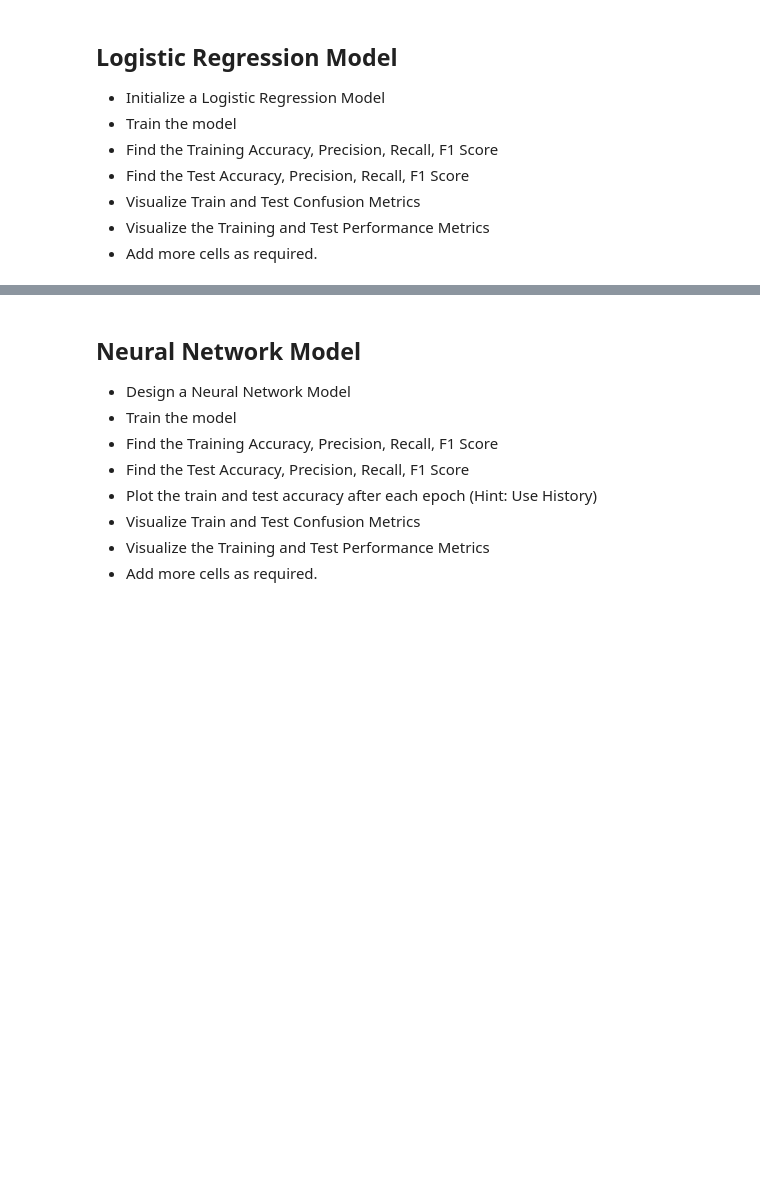
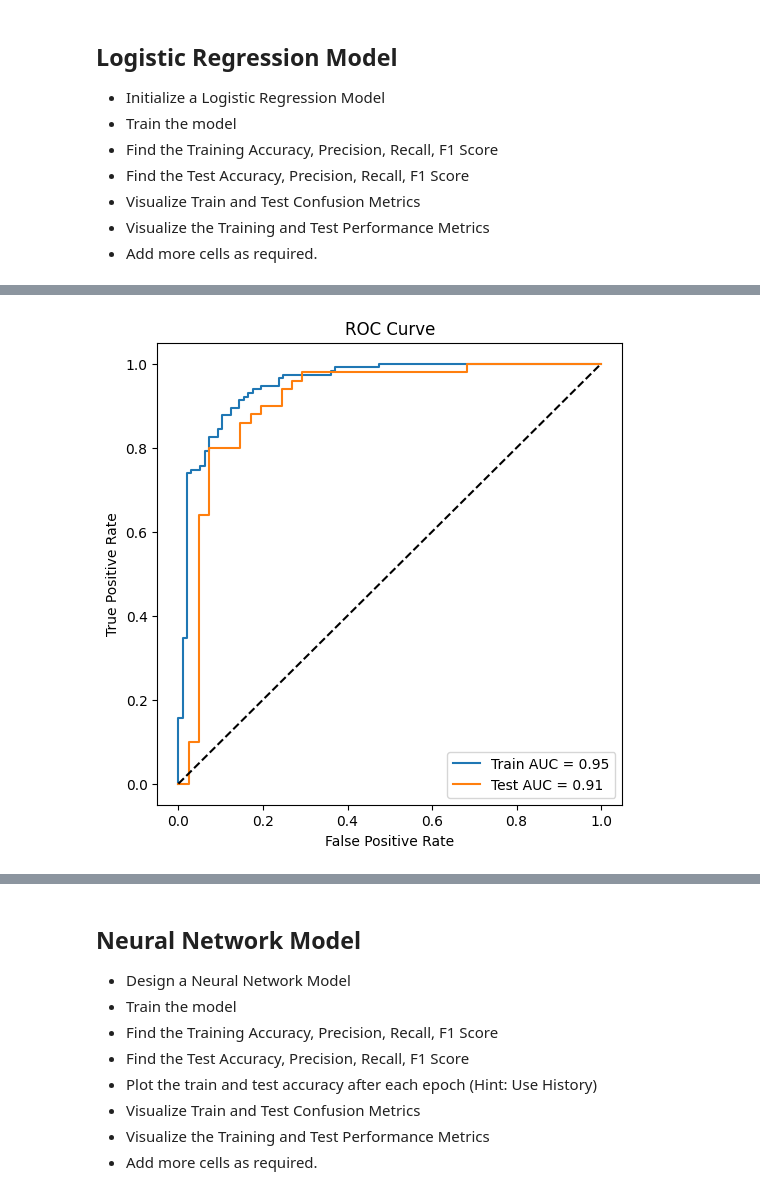
Before and after one commit to saverin0/heart-disease-task, a Jupyter notebook: Binary_Classification_Assignment.ipynb, the cells around one changed output, grey strips where cells are left out. Saved outputs shown, nothing was run; the diff lists cells and outputs as text; code cells hidden in the pictures; blank space fills up the shorter version.

```diff
--- a/Binary_Classification_Assignment.ipynb
+++ b/Binary_Classification_Assignment.ipynb
@@ -292,0 +182,4 @@ df_encoded.head()
+# %%
+# Calculate probabilities for ROC curve
+y_train_prob = log_reg.predict_proba(X_train_scaled)[:, 1]
+y_test_prob = log_reg.predict_proba(X_test_scaled)[:, 1]
@@ -292,0 +223,14 @@ df_encoded.head()
+# %%
+fpr_train, tpr_train, _ = roc_curve(y_train, y_train_prob)
+fpr_test, tpr_test, _ = roc_curve(y_test, y_test_prob)
+plt.figure(figsize=(6, 6))
+plt.plot(fpr_train, tpr_train, label=f'Train AUC = {auc(fpr_train, tpr_train):.2f}')
+plt.plot(fpr_test, tpr_test, label=f'Test AUC = {auc(fpr_test, tpr_test):.2f}')
+plt.plot([0, 1], [0, 1], 'k--')
+plt.xlabel('False Positive Rate')
+plt.ylabel('True Positive Rate')
+plt.title('ROC Curve')
+plt.legend()
+plt.show()
+# %% [output]
+[figure, added]
```
Also changed, not shown: parts of 73 cells of this notebook.
